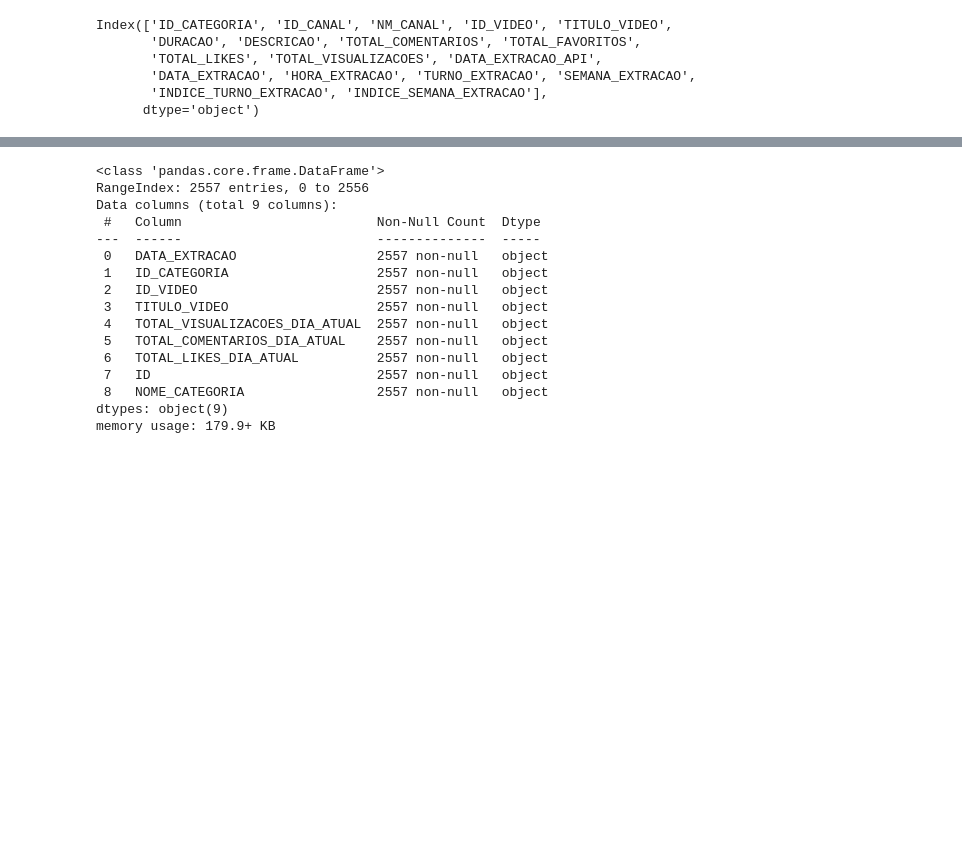
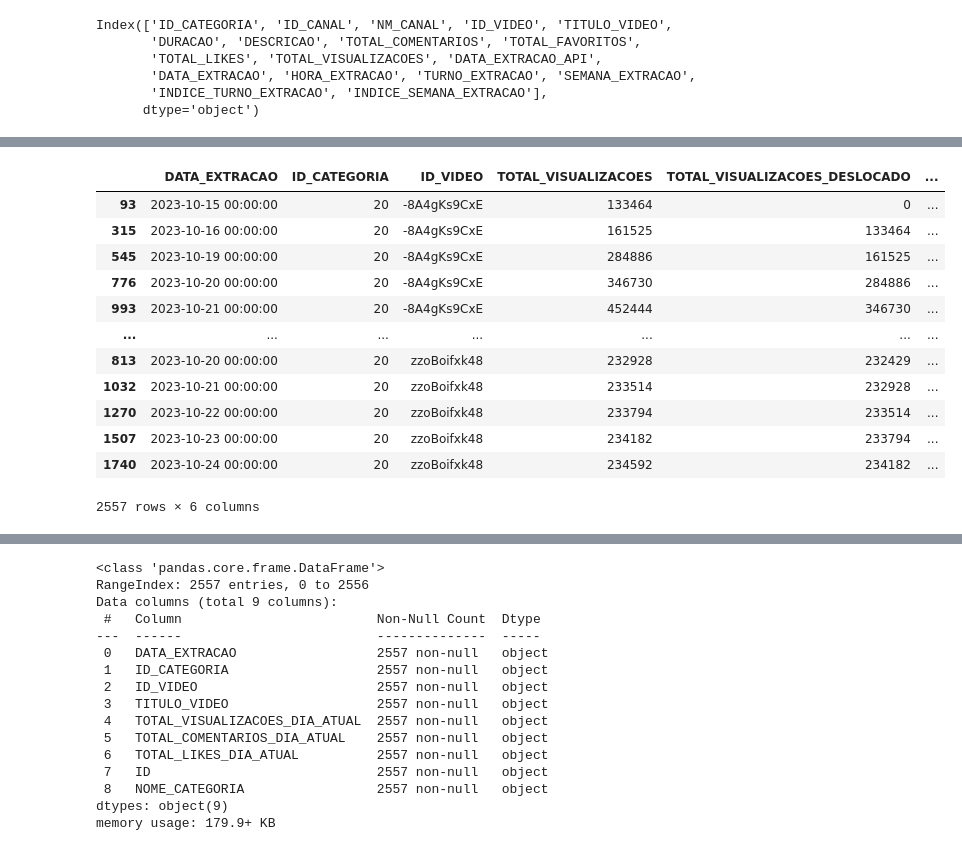
Before and after one commit to rodrigorocha1/analise_dados_youtube, a Jupyter notebook: notebooks/etl_trends.ipynb, the cells around one changed output, grey strips where cells are left out. Saved outputs shown, nothing was run; the diff lists cells and outputs as text; code cells hidden in the pictures; blank space fills up the shorter version.

```diff
--- a/notebooks/etl_trends.ipynb
+++ b/notebooks/etl_trends.ipynb
@@ -461,15 +461,30 @@ df_teste.head(50)
 # %%
 df_teste['TOTAL_VISUALIZACOES_DESLOCADO'] = df_teste.groupby(['ID_VIDEO'])['TOTAL_VISUALIZACOES'].shift(1)
 df_teste.fillna(0, axis=1, inplace=True)
 df_teste['TOTAL_VISUALIZACOES_DIA_ATUAL'] = df_teste['TOTAL_VISUALIZACOES'] - df_teste['TOTAL_VISUALIZACOES_DESLOCADO']
 
 df_teste['TOTAL_COMENTARIOS_DESLOCADO'] = df_teste.groupby(['ID_VIDEO'])['TOTAL_COMENTARIOS'].shift(1)
 df_teste.fillna(0, axis=1, inplace=True)
 df_teste['TOTAL_COMENTARIOS_DIA_ATUAL'] = df_teste['TOTAL_COMENTARIOS'] - df_teste['TOTAL_COMENTARIOS_DESLOCADO']
 
 df_teste['TOTAL_LIKES_DESLOCADO'] = df_teste.groupby(['ID_VIDEO'])['TOTAL_LIKES'].shift(1)
 df_teste.fillna(0, axis=1, inplace=True)
 df_teste['TOTAL_LIKES_DIA_ATUAL'] = df_teste['TOTAL_LIKES'] - df_teste['TOTAL_LIKES_DESLOCADO']
+df_teste[['DATA_EXTRACAO', 'ID_CATEGORIA', 'ID_VIDEO', 'TOTAL_VISUALIZACOES', 'TOTAL_VISUALIZACOES_DESLOCADO', 'TOTAL_VISUALIZACOES_DIA_ATUAL']]
+# %% [output]
+|  | DATA_EXTRACAO | ID_CATEGORIA | ID_VIDEO | TOTAL_VISUALIZACOES | TOTAL_VISUALIZACOES_DESLOCADO | ... |
+| 93 | 2023-10-15 00:00:00 | 20 | -8A4gKs9CxE | 133464 | 0 | ... |
+| 315 | 2023-10-16 00:00:00 | 20 | -8A4gKs9CxE | 161525 | 133464 | ... |
+| 545 | 2023-10-19 00:00:00 | 20 | -8A4gKs9CxE | 284886 | 161525 | ... |
+| 776 | 2023-10-20 00:00:00 | 20 | -8A4gKs9CxE | 346730 | 284886 | ... |
+| 993 | 2023-10-21 00:00:00 | 20 | -8A4gKs9CxE | 452444 | 346730 | ... |
+| ... | ... | ... | ... | ... | ... | ... |
+| 813 | 2023-10-20 00:00:00 | 20 | zzoBoifxk48 | 232928 | 232429 | ... |
+| 1032 | 2023-10-21 00:00:00 | 20 | zzoBoifxk48 | 233514 | 232928 | ... |
+| 1270 | 2023-10-22 00:00:00 | 20 | zzoBoifxk48 | 233794 | 233514 | ... |
+| 1507 | 2023-10-23 00:00:00 | 20 | zzoBoifxk48 | 234182 | 233794 | ... |
+| 1740 | 2023-10-24 00:00:00 | 20 | zzoBoifxk48 | 234592 | 234182 | ... |
+2557 rows × 6 columns
 # %%
 df_teste.drop(['TOTAL_COMENTARIOS_DESLOCADO', 'TOTAL_COMENTARIOS', 'TOTAL_VISUALIZACOES_DESLOCADO', 'TOTAL_VISUALIZACOES', 'TOTAL_LIKES_DESLOCADO', 'TOTAL_LIKES'], axis=1, inplace=True)
 df_teste.head(45)
```
Also changed, not shown: parts of 1 cell of this notebook.
